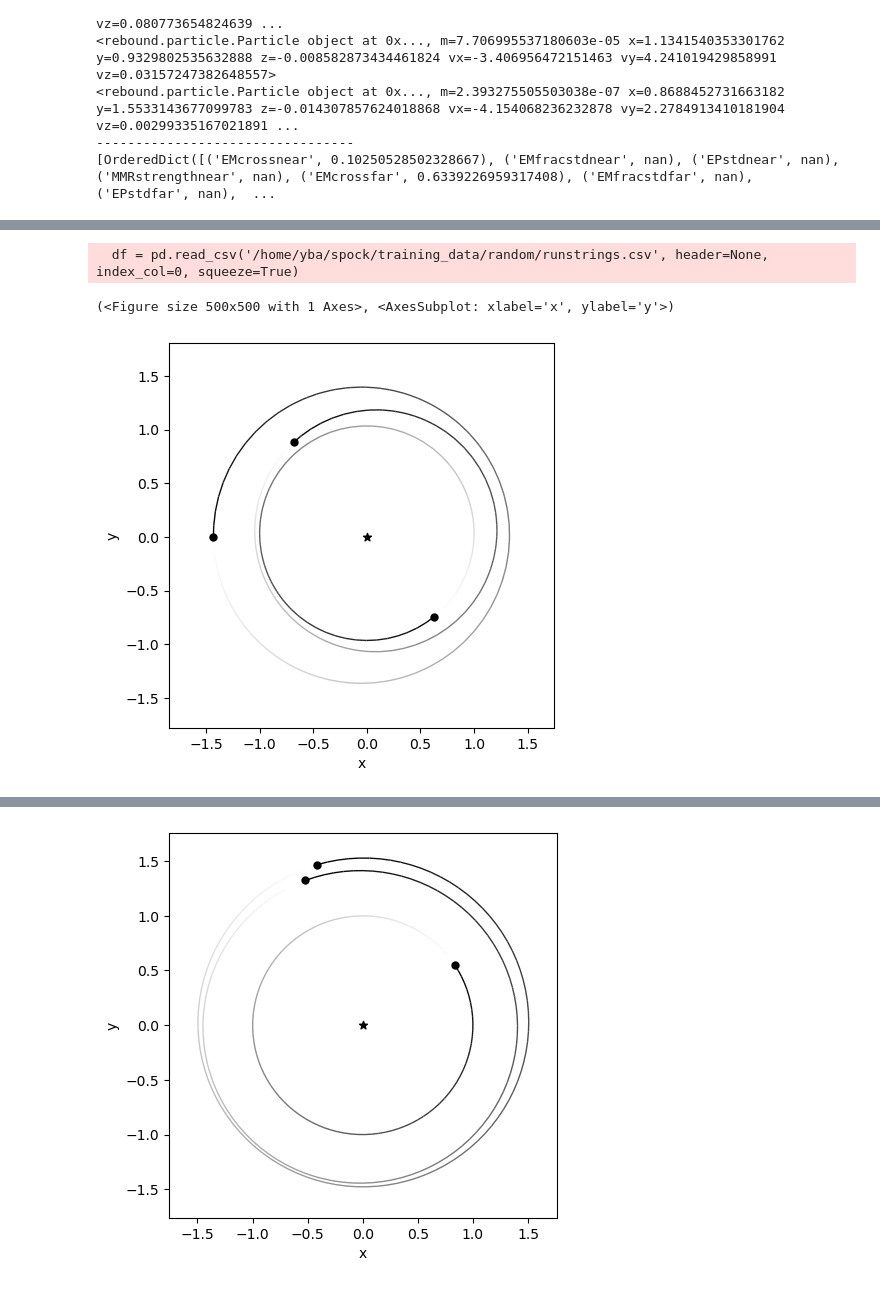
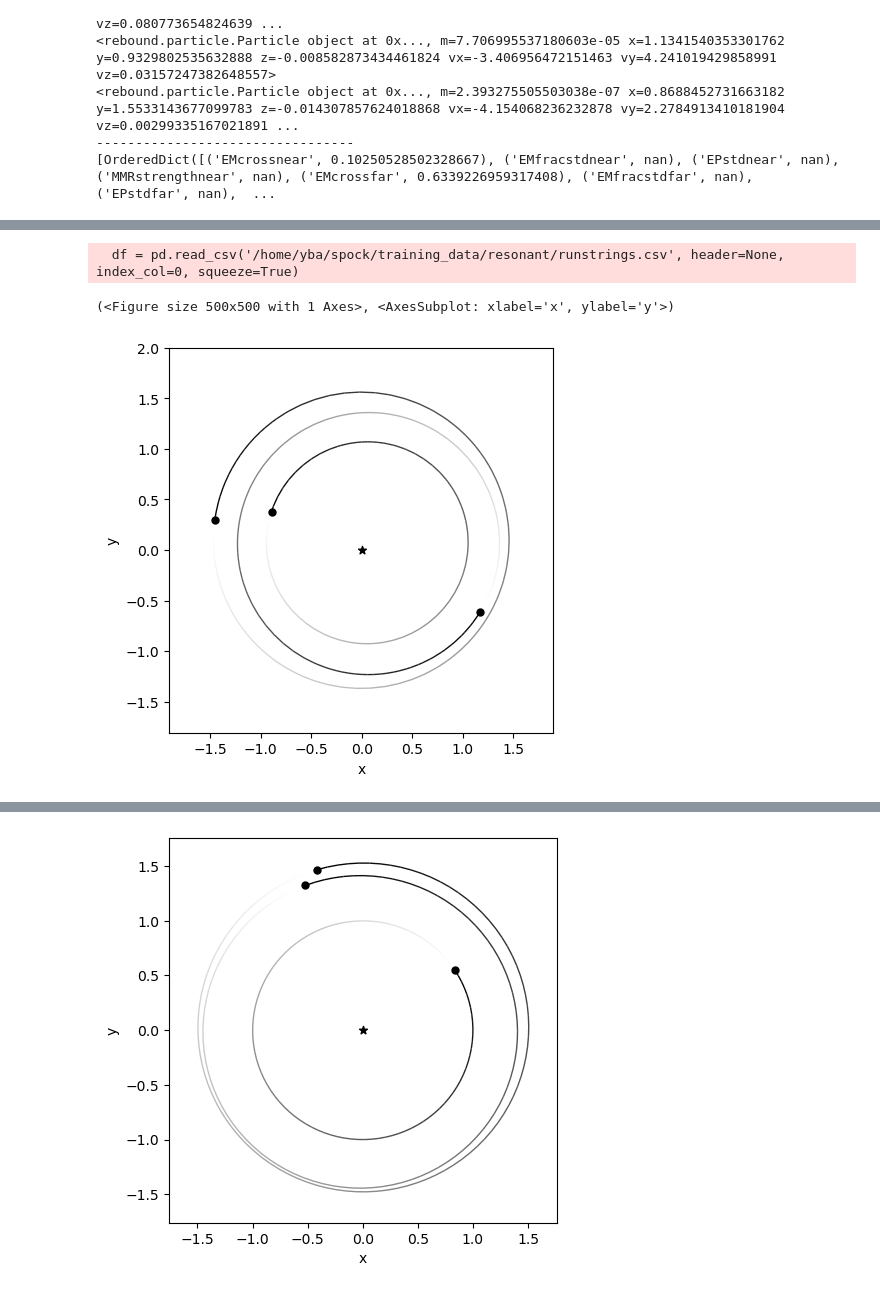
Before and after one commit to YolandaBa/spock, a Jupyter notebook: generate_training_data/simulationtesting.ipynb, the cells around one changed output, grey strips where cells are left out. Drawn from its saved outputs; the diff is of its cells as text; code cells hidden in the pictures.

```diff
--- a/generate_training_data/simulationtesting.ipynb
+++ b/generate_training_data/simulationtesting.ipynb
@@ -96,7 +96,7 @@ df = pd.read_csv('/home/yba/spock/training_data/random/runstrings.csv', header=N
 my_dict = df.to_dict()
 
 # the binary file name you want to search for
-binary_file_name = "0000008.bin"
+binary_file_name = "8536642.bin"
 
 # search for the binary file name in the dictionary
 for key, value in my_dict.items():
@@ -104,7 +104,7 @@ for key, value in my_dict.items():
         i = int(key)
 
 
-all_data = np.loadtxt('initial_condition_random.csv', delimiter=',',dtype=np.float64)
+all_data = np.loadtxt('/home/yba/spock/data/resonant/initial_conditions.csv', delimiter=',',dtype=np.float64)
 # get corresponding row
 data = all_data[i]
 # create a new simulation
@@ -133,35 +123,34 @@ fig = rebound.OrbitPlot(sim2) #plot it first
 # %%
 #testing
-df = pd.read_csv('/home/yba/spock/training_data/random/runstrings.csv', header=None, index_col=0, squeeze=True)
+df = pd.read_csv('/home/yba/spock/training_data/resonant/runstrings.csv', header=None, index_col=0, squeeze=True)
 
 # convert the dataframe into a dictionary
 my_dict = df.to_dict()
 
 # the binary file name you want to search for
-binary_file_name = "0000010.bin"
+binary_file_name = "8536642.bin"
 
 # search for the binary file name in the dictionary
 for key, value in my_dict.items():
     if value == binary_file_name:
         i = int(key)
 
-
-all_data = np.loadtxt('initial_condition_resonant.csv', delimiter=',',dtype=np.float64)
+all_data = np.loadtxt('/home/yba/spock/data/resonant/initial_conditions.csv', delimiter=',',dtype=np.float64)
 # get corresponding row
 data = all_data[i]
-# create a new simulation
+# create a new simulation3
 sim = rebound.Simulation()
 sim.G=4*np.pi**2
 sim.add(m=data[0], x=data[1], y=data[2], z=data[3], vx=data[4], vy=data[5], vz=data[6])
 sim.add(m=data[7], x=data[8], y=data[9], z=data[10], vx=data[11], vy=data[12], vz=data[13])
 sim.add(m=data[14], x=data[15], y=data[16], z=data[17], vx=data[18], vy=data[19], vz=data[20])
 sim.add(m=data[21], x=data[22], y=data[23], z=data[24], vx=data[25], vy=data[26], vz=data[27])
 
 rebound.OrbitPlot(sim)
 # %% [output]
-  df = pd.read_csv('/home/yba/spock/training_data/random/runstrings.csv', header=None, index_col=0, squeeze=True)
+  df = pd.read_csv('/home/yba/spock/training_data/resonant/runstrings.csv', header=None, index_col=0, squeeze=True)
 (<Figure size 500x500 with 1 Axes>, <AxesSubplot: xlabel='x', ylabel='y'>)
-[figure, old version]
+[figure, new version]
 # %%
 from collections import OrderedDict
 import sys
```
Also changed, not shown: parts of 5 cells of this notebook, 12 other files.
